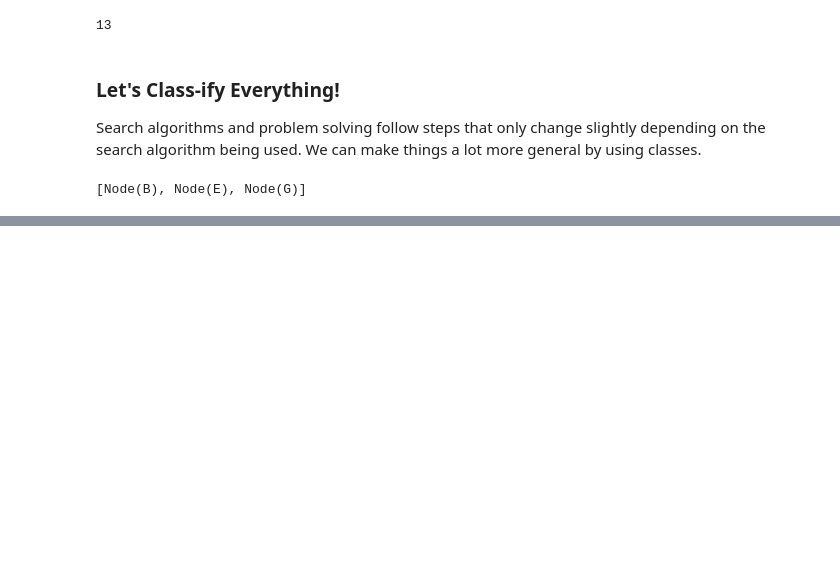
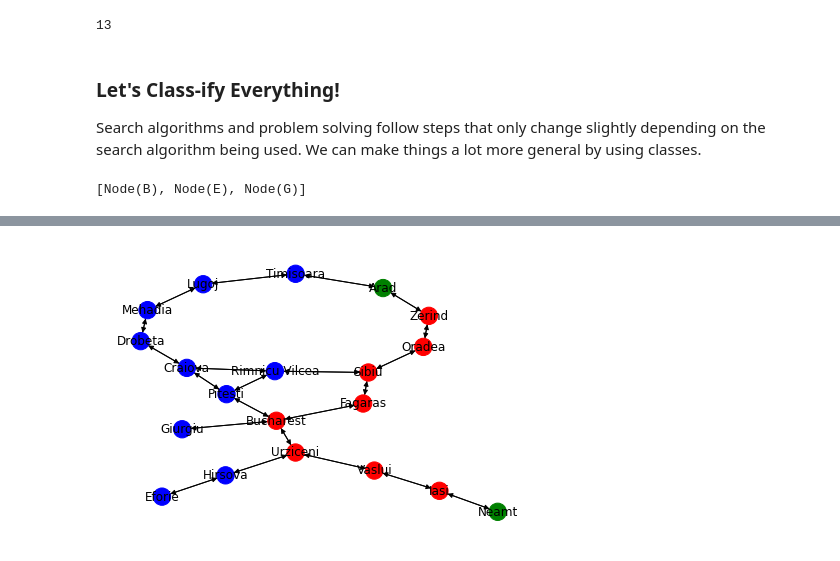
Before and after one commit to ollybritton/aiama, a Jupyter notebook: chapter-3-solving-problems-by-searching.ipynb, the cells around one changed output, grey strips where cells are left out. Drawn from its saved outputs; the diff is of its cells as text; code cells hidden in the pictures; blank space fills up the shorter version.

Commit message:
add more searching algorithms

```diff
--- a/chapter-3-solving-problems-by-searching.ipynb
+++ b/chapter-3-solving-problems-by-searching.ipynb
@@ -359,6 +364,10 @@ def gen_color_map(G, initial, goal, actions):
     return colors
 
 def display_path(G, problem, actions):
+    if actions == False or actions == "cutoff":
+        print("actions ->", actions)
+        return
+
     print(" -> ".join([x.__repr__() for x in actions]))
 
     nx.draw(G, pos, with_labels=True, node_color=gen_color_map(G, problem.initial, problem.goal, actions))
@@ -475,2 +522,20 @@ Wall time: 934 µs
 Node(Timisoara) -> Node(Lugoj) -> Node(Mehadia) -> Node(Drobeta) -> Node(Craiova) -> Node(Rimnicu Vilcea) -> Node(Pitesti) -> Node(Bucharest) -> Node(Urziceni) -> Node(Vaslui) -> Node(Iasi) -> Node(Ne ...
 [figure]
+# %%
+def iterative_deepening_search(problem, limit=None):
+    depth = 0
+
+    while True:
+        if limit and depth > limit:
+            return False
+
+        result = depth_limited_search(problem, depth)
+
+        if result != "cutoff":
+            return result
+
+        depth += 1
+# %%
+%time actions = iterative_deepening_search(romania_navigation_problem)
+display_path(romania, romania_navigation_problem, actions)
+# %% [output]
@@ -476,0 +545 @@ Node(Timisoara) -> Node(Lugoj) -> Node(Mehadia) -> Node(Drobeta) -> Node(Craiova
+[figure, added]
```
Also changed, not shown: parts of 10 cells of this notebook.
